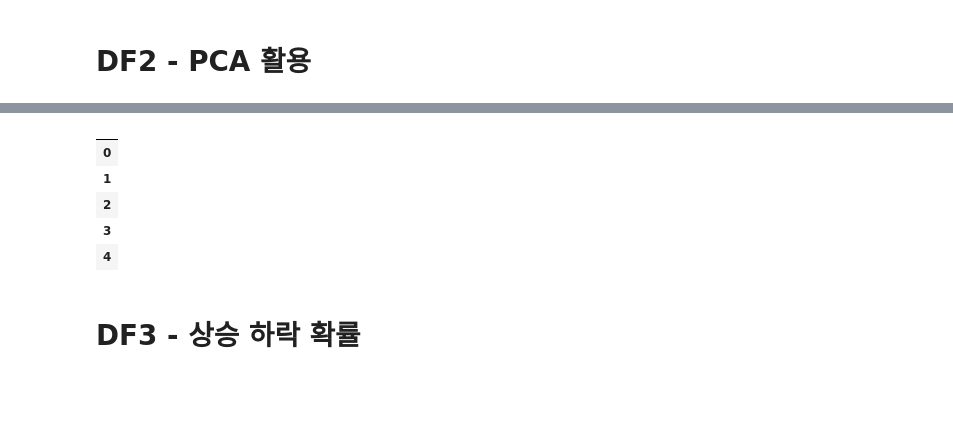
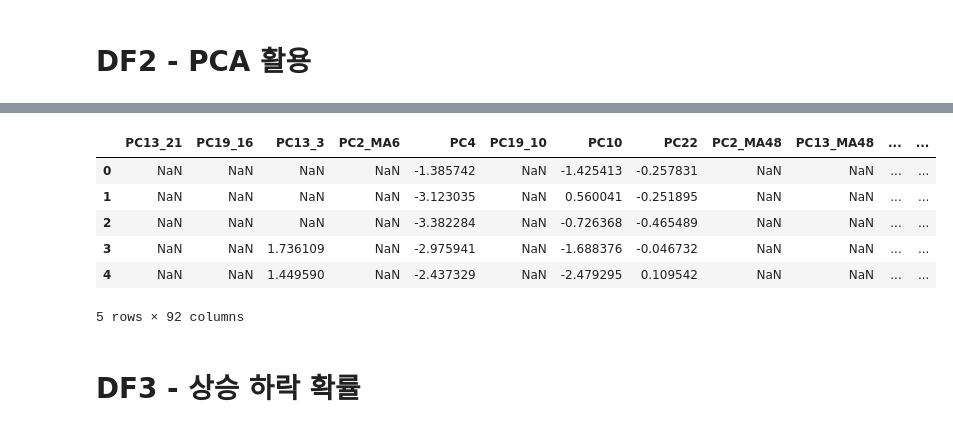
Before and after one commit to boostcampaitech7/level1-classificationinmachinelearning-recsys-02, a Jupyter notebook: data_generation_2.ipynb, the cells around one changed output, grey strips where cells are left out. Drawn from its saved outputs; the diff is of its cells as text; code cells hidden in the pictures; blank space fills up the shorter version.

```diff
--- a/data_generation_2.ipynb
+++ b/data_generation_2.ipynb
@@ -158,7 +340,7 @@ df1.head()
 # %% [markdown]
 # DF2 - PCA 활용
 # %%
-pca = MakePCA(df_select)
+pca = MakePCA(log_df)
 # %%
 num = pca.Find_PCA_n(visualize=True)
 print(num)
@@ -197,0 +462,8 @@ df_shifted.head(2)
+# %%
+lgbm_model = LGBM(lgbm_params)
+xgb_model = XGB(lgbm_params)
+catboost_model = CatBoost(catboost_params)
+
+lgbm_model.train(x_train_ts, y_train_ts, x_valid_ts, y_valid_ts)
+xgb_model.train(x_train_ts, y_train_ts, x_valid_ts, y_valid_ts)
+catboost_model.train(x_train_ts, y_train_ts, x_valid_ts, y_valid_ts)
@@ -197,0 +492,32 @@ df_shifted.head(2)
+# %%
+lgbm_importance = lgbm_model.model.feature_importances_
+lgbm_importance_df = pd.DataFrame({
+    'Feature': x_train_random.columns,
+    'Importance': lgbm_importance
+})
+top_20_lgbm_features = lgbm_importance_df.sort_values(by='Importance', ascending=False).head(20)['Feature']
+
+
+xgb_importance = xgb_model.model.feature_importances_
+xgb_importance_df = pd.DataFrame({
+    'Feature': x_train_random.columns,
+    'Importance': xgb_importance
+})
+top_20_xgb_features = xgb_importance_df.sort_values(by='Importance', ascending=False).head(20)['Feature']
+
+
+catboost_importance = catboost_model.model.get_feature_importance()
+catboost_importance_df = pd.DataFrame({
+    'Feature': x_train_random.columns,
+    'Importance': catboost_importance
+})
+top_20_catboost_features = catboost_importance_df.sort_values(by='Importance', ascending=False).head(20)['Feature']
+
+
+combined_top_features = pd.concat([top_20_lgbm_features, top_20_xgb_features, top_20_catboost_features]).unique()
+
+list2 = list(set(combined_top_features))
+# %%
+df2_list = list1 + list2
+print(len(df2_list))
+df2_list
@@ -198,15 +543,14 @@ df_shifted.head(2)
 # %%
-df2_list = []
 df2 = df_shifted[df2_list]
-
 df2.head()
 # %% [output]
-|  |
-| 0 |
-| 1 |
-| 2 |
-| 3 |
-| 4 |
+|  | PC13_21 | PC19_16 | PC13_3 | PC2_MA6 | PC4 | PC19_10 | PC10 | PC22 | PC2_MA48 | PC13_MA48 | ... | ... |
+| 0 | NaN | NaN | NaN | NaN | -1.385742 | NaN | -1.425413 | -0.257831 | NaN | NaN | ... | ... |
+| 1 | NaN | NaN | NaN | NaN | -3.123035 | NaN | 0.560041 | -0.251895 | NaN | NaN | ... | ... |
+| 2 | NaN | NaN | NaN | NaN | -3.382284 | NaN | -0.726368 | -0.465489 | NaN | NaN | ... | ... |
+| 3 | NaN | NaN | 1.736109 | NaN | -2.975941 | NaN | -1.688376 | -0.046732 | NaN | NaN | ... | ... |
+| 4 | NaN | NaN | 1.449590 | NaN | -2.437329 | NaN | -2.479295 | 0.109542 | NaN | NaN | ... | ... |
+5 rows × 92 columns
 # %% [markdown]
 # DF3 - 상승 하락 확률
 # %%
```
Also changed, not shown: parts of 42 cells of this notebook.
